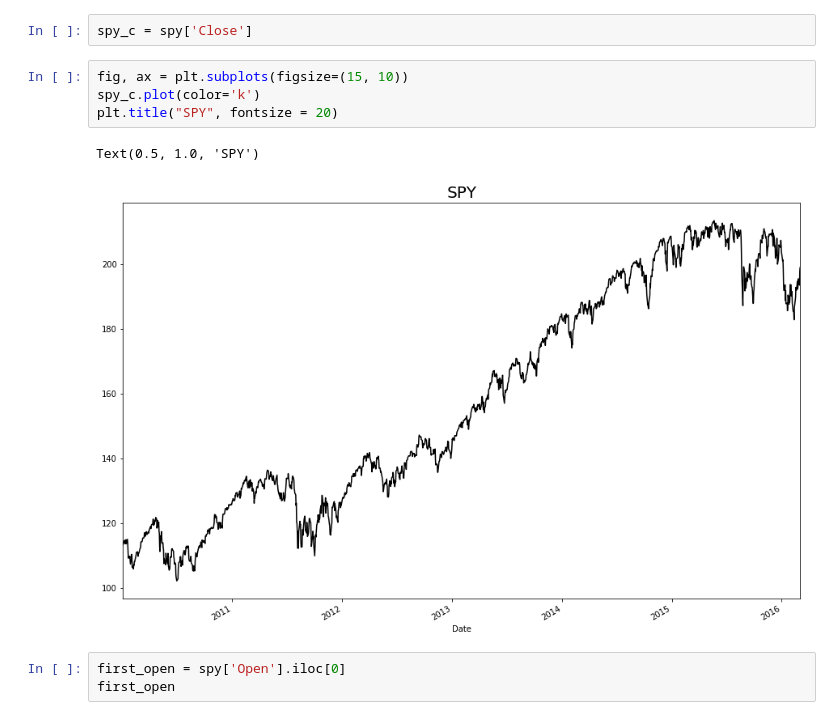
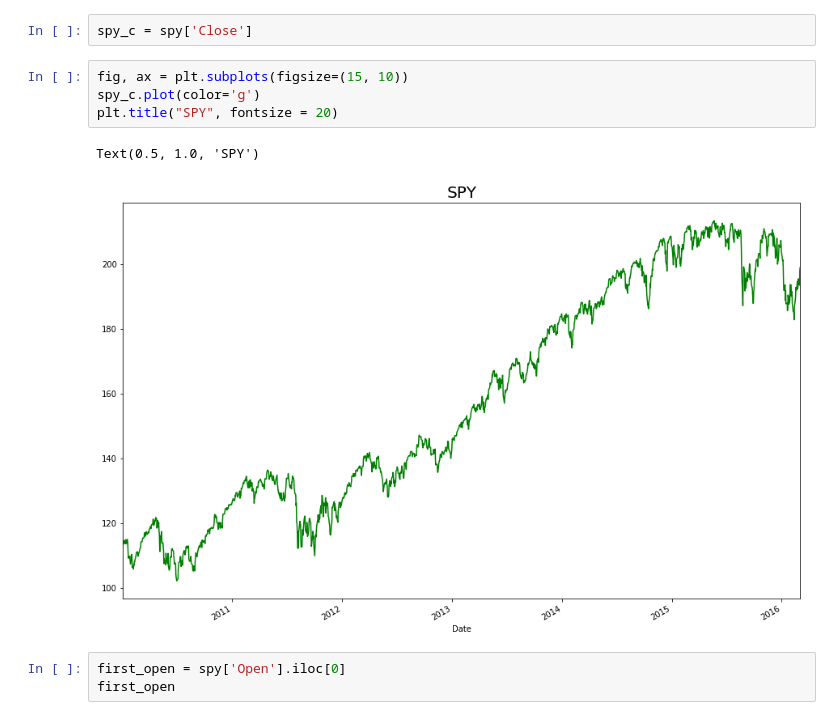
Before and after one commit to bianca4/stockmarketforcasting, a Jupyter notebook: Untitled.ipynb, the cells around one changed output. Drawn from its saved outputs; the diff is of its cells as text.

```diff
--- a/Untitled.ipynb
+++ b/Untitled.ipynb
@@ -36,11 +36,11 @@ spy
 spy_c = spy['Close']
 # %%
 fig, ax = plt.subplots(figsize=(15, 10))
-spy_c.plot(color='k')
+spy_c.plot(color='g')
 plt.title("SPY", fontsize = 20)
 # %% [output]
 Text(0.5, 1.0, 'SPY')
-[figure, old version]
+[figure, new version]
 # %%
 first_open = spy['Open'].iloc[0]
 first_open
```
Also changed, not shown: parts of 2 cells of this notebook, 1 other file.
